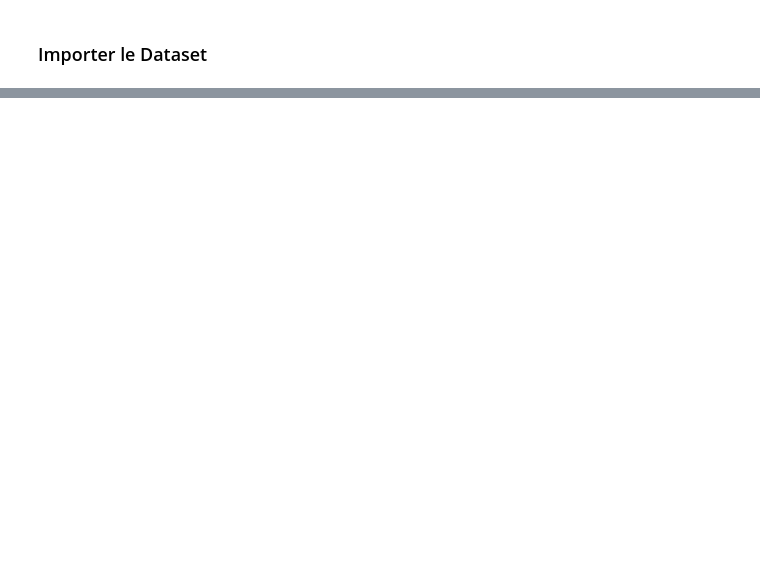
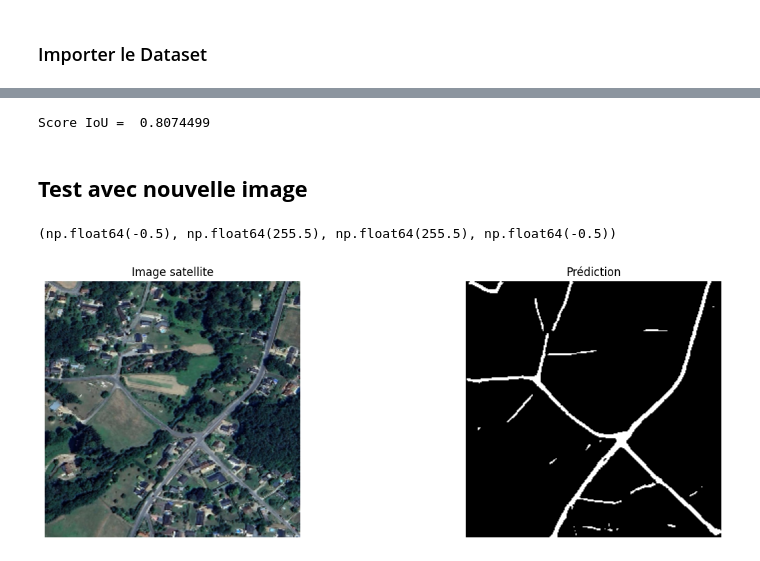
Before and after one commit to Nathan-Houel/Road-Extraction, a Jupyter notebook: Exploration.ipynb, the cells around one changed output, grey strips where cells are left out. Drawn from its saved outputs; the diff is of its cells as text; code cells hidden in the pictures; blank space fills up the shorter version.

```diff
--- a/Exploration.ipynb
+++ b/Exploration.ipynb
@@ -49,0 +203,40 @@ Image : torch.Size([3, 1024, 1024]) | Mask : torch.Size([1, 1024, 1024])
+# %%
+# mask_show et pred_show
+mask = mask_show.numpy()
+pred = pred_show.numpy()
+
+intersection = np.sum(mask * pred)
+union = (np.sum(pred) + np.sum(mask)) - intersection
+score_iou = intersection/union
+print("Score IoU = ", score_iou)
+# %% [output]
+Score IoU =  0.8074499
+# %% [markdown]
+## **Test avec nouvelle image**
+# %%
+# new_img = cv2.imread('data/test/49607_sat.jpg')
+new_img = cv2.imread('Test_image.jpg')
+new_img = cv2.cvtColor(new_img, cv2.COLOR_BGR2RGB)
+new_img = cv2.resize(new_img, (256, 256))
+new_img2 = new_img.astype('float32')/255.0
+new_img2 = new_img2.transpose(2, 0, 1)
+new_img_tensor = torch.tensor(new_img2)
+new_img_tensor = new_img_tensor.unsqueeze(0).to(DEVICE)
+# %%
+with torch.no_grad():
+    pred = model(new_img_tensor)
+    pred = torch.sigmoid(pred)
+    pred = (pred > 0.5).float()
+
+    mask_final = pred.cpu().squeeze(0).squeeze(0).numpy()
+
+fig, ax = plt.subplots(1, 2, figsize=(15, 5))
+ax[0].imshow(new_img)
+ax[0].set_title("Image satellite")
+ax[0].axis(False)
+ax[1].imshow(mask_final, cmap='gray')
+ax[1].set_title("Prédiction")
+ax[1].axis(False)
+# %% [output]
+(np.float64(-0.5), np.float64(255.5), np.float64(255.5), np.float64(-0.5))
+[figure, added]
```
Also changed, not shown: parts of 23 cells of this notebook.
